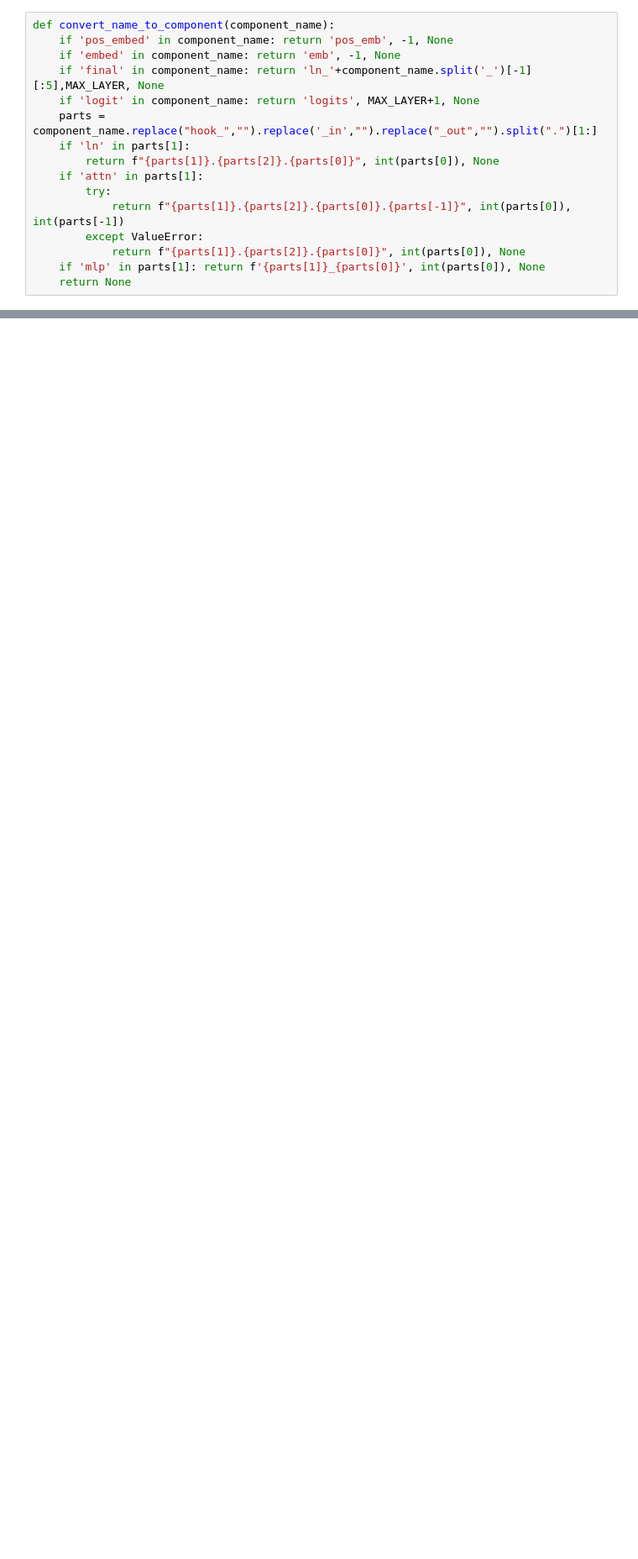
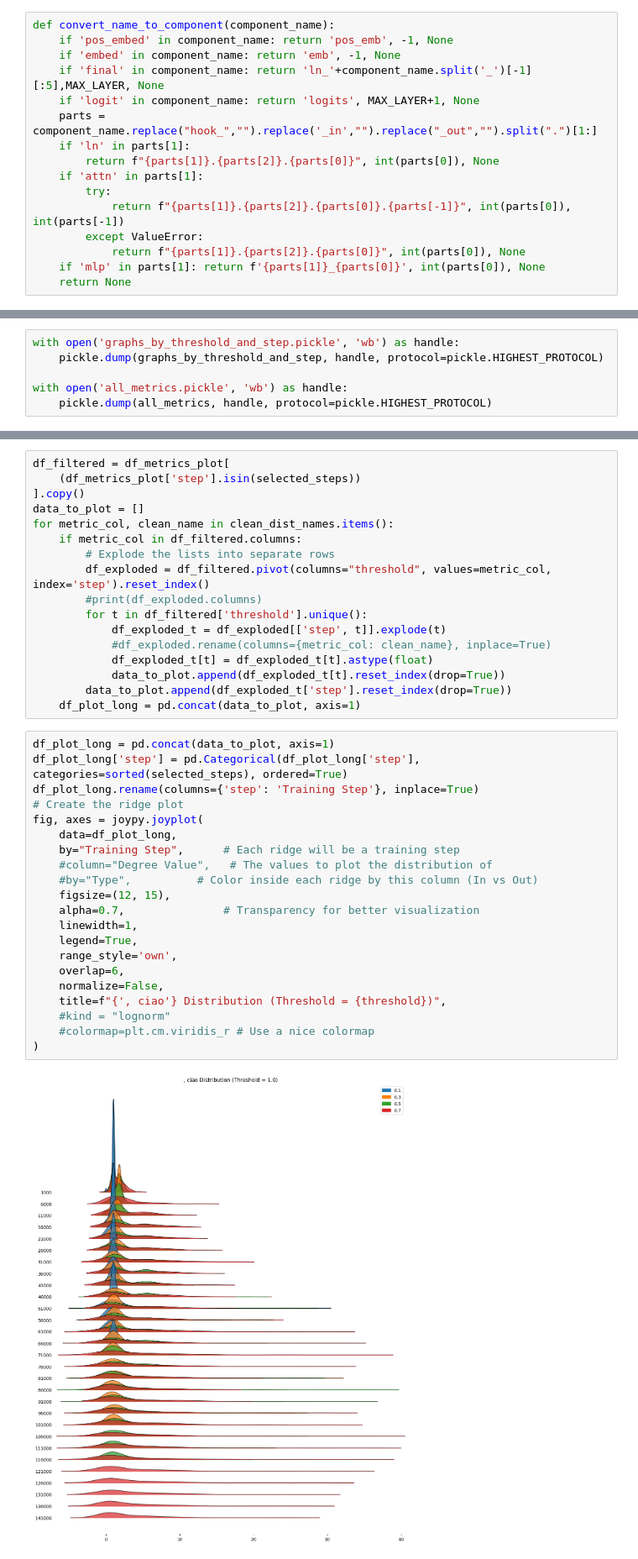
Before and after one commit to eliroc98/nnets-transformers, a Jupyter notebook: graph_analysis.ipynb, the cells around one changed output, grey strips where cells are left out. Shown at 84% size. Saved outputs shown, nothing was run; the diff lists cells and outputs as text; blank space fills up the shorter version.

Commit message:
cleaning graph analysis

```diff
--- a/graph_analysis.ipynb
+++ b/graph_analysis.ipynb
@@ -318,0 +140,6 @@ plot_all_distributions(df_metrics_plot, OUTPUT_DIR)
+# %%
+with open('graphs_by_threshold_and_step.pickle', 'wb') as handle:
+    pickle.dump(graphs_by_threshold_and_step, handle, protocol=pickle.HIGHEST_PROTOCOL)
+
+with open('all_metrics.pickle', 'wb') as handle:
+    pickle.dump(all_metrics, handle, protocol=pickle.HIGHEST_PROTOCOL)
@@ -583,0 +396,40 @@ attn.rot_k.0  mlp_3  0.898714          0.005651
+# %%
+df_filtered = df_metrics_plot[
+    (df_metrics_plot['step'].isin(selected_steps))
+].copy()
+data_to_plot = []
+for metric_col, clean_name in clean_dist_names.items():
+    if metric_col in df_filtered.columns:
+        # Explode the lists into separate rows
+        df_exploded = df_filtered.pivot(columns="threshold", values=metric_col, index='step').reset_index()
+        #print(df_exploded.columns)
+        for t in df_filtered['threshold'].unique():
+            df_exploded_t = df_exploded[['step', t]].explode(t)
+            #df_exploded.rename(columns={metric_col: clean_name}, inplace=True)
+            df_exploded_t[t] = df_exploded_t[t].astype(float)
+            data_to_plot.append(df_exploded_t[t].reset_index(drop=True))
+        data_to_plot.append(df_exploded_t['step'].reset_index(drop=True))
+    df_plot_long = pd.concat(data_to_plot, axis=1)
+# %%
+df_plot_long = pd.concat(data_to_plot, axis=1)
+df_plot_long['step'] = pd.Categorical(df_plot_long['step'], categories=sorted(selected_steps), ordered=True)
+df_plot_long.rename(columns={'step': 'Training Step'}, inplace=True)
+# Create the ridge plot
+fig, axes = joypy.joyplot(
+    data=df_plot_long,
+    by="Training Step",      # Each ridge will be a training step
+    #column="Degree Value",   # The values to plot the distribution of
+    #by="Type",          # Color inside each ridge by this column (In vs Out)
+    figsize=(12, 15),
+    alpha=0.7,               # Transparency for better visualization
+    linewidth=1,
+    legend=True,
+    range_style='own',
+    overlap=6,
+    normalize=False,
+    title=f"{', ciao'} Distribution (Threshold = {threshold})",
+    #kind = "lognorm"
+    #colormap=plt.cm.viridis_r # Use a nice colormap
+)
+# %% [output]
+[figure, added]
```
Also changed, not shown: parts of 23 cells of this notebook, 1 other file.
